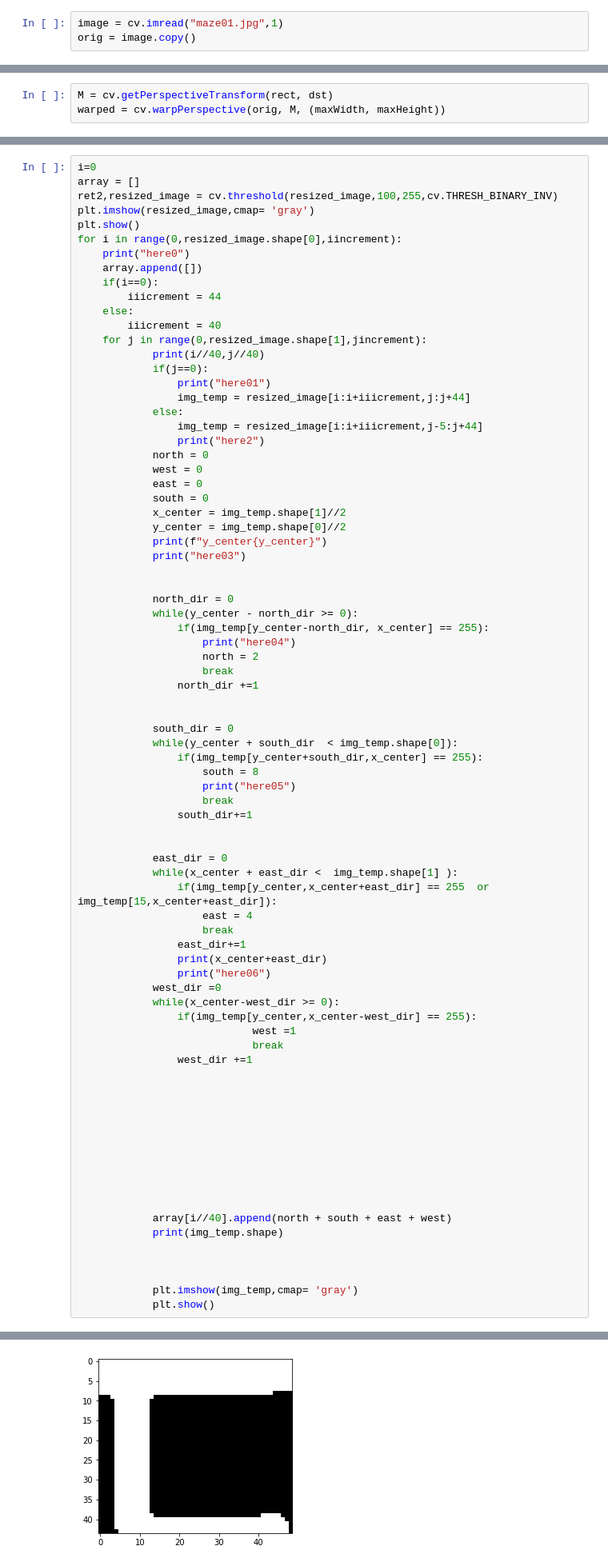
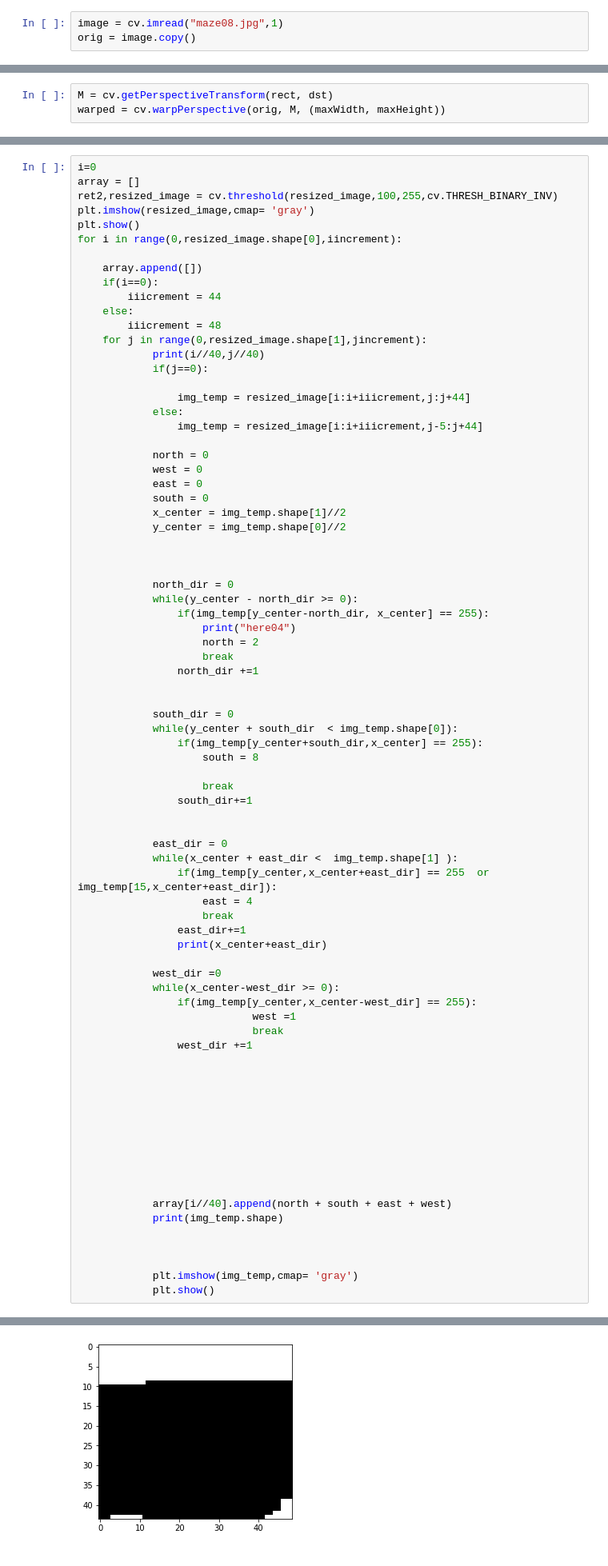
Before and after one commit to yashvarshney003/eyrc2020-2021, a Jupyter notebook: task_1b_detect_and_encode_maze/test_cases/Untitled.ipynb, the cells around one changed output, grey strips where cells are left out. Shown: that part at 80% size. Saved outputs shown, nothing was run; the diff lists cells and outputs as text.

Commit message:
pls see maze07

```diff
--- a/task_1b_detect_and_encode_maze/test_cases/Untitled.ipynb
+++ b/task_1b_detect_and_encode_maze/test_cases/Untitled.ipynb
@@ -4,7 +4,7 @@ import numpy as np
 from matplotlib import pyplot as plt
 import imutils
 # %%
-image = cv.imread("maze01.jpg",1)
+image = cv.imread("maze08.jpg",1)
 orig = image.copy()
 # %%
 image
@@ -335,28 +245,27 @@ ret2,resized_image = cv.threshold(resized_image,100,255,cv.THRESH_BINARY_INV)
 plt.imshow(resized_image,cmap= 'gray')
 plt.show()
 for i in range(0,resized_image.shape[0],iincrement):
-    print("here0")
+
     array.append([])
     if(i==0):
         iiicrement = 44
     else:
-        iiicrement = 40
+        iiicrement = 48
     for j in range(0,resized_image.shape[1],jincrement):
             print(i//40,j//40)
             if(j==0):
-                print("here01")
+
                 img_temp = resized_image[i:i+iiicrement,j:j+44]
             else:
                 img_temp = resized_image[i:i+iiicrement,j-5:j+44]
-                print("here2")
+
             north = 0
             west = 0
             east = 0
             south = 0
             x_center = img_temp.shape[1]//2
             y_center = img_temp.shape[0]//2
-            print(f"y_center{y_center}")
-            print("here03")
+
 
 
             north_dir = 0
@@ -372,7 +281,7 @@ for i in range(0,resized_image.shape[0],iincrement):
             while(y_center + south_dir  < img_temp.shape[0]):
                 if(img_temp[y_center+south_dir,x_center] == 255):
                     south = 8
-                    print("here05")
+
                     break
                 south_dir+=1
 
@@ -384,7 +293,7 @@ for i in range(0,resized_image.shape[0],iincrement):
                     break
                 east_dir+=1
                 print(x_center+east_dir)
-                print("here06")
+
             west_dir =0
             while(x_center-west_dir >= 0):
                 if(img_temp[y_center,x_center-west_dir] == 255):
@@ -447,3 +356,3 @@ here06
 (44, 49)
-[figure, old version]
+[figure, new version]
 0 2
```
Also changed, not shown: parts of 23 cells of this notebook, 6 other files.
